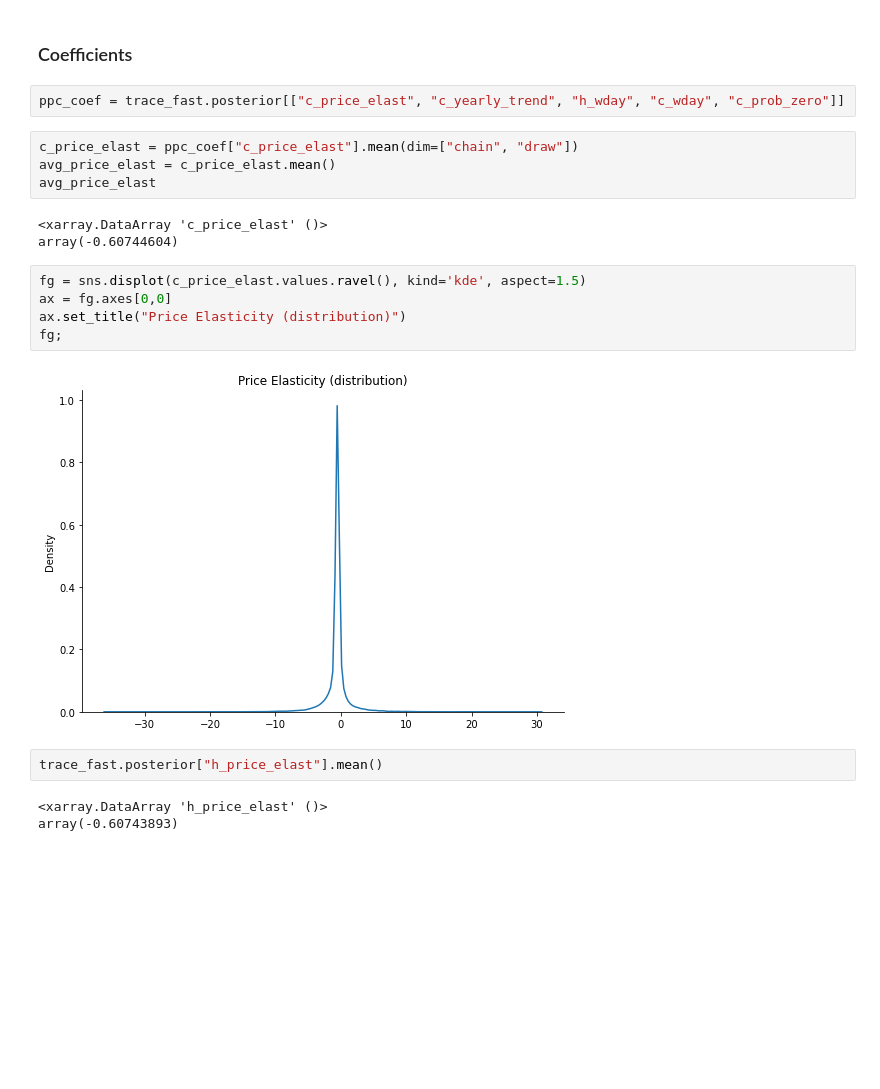
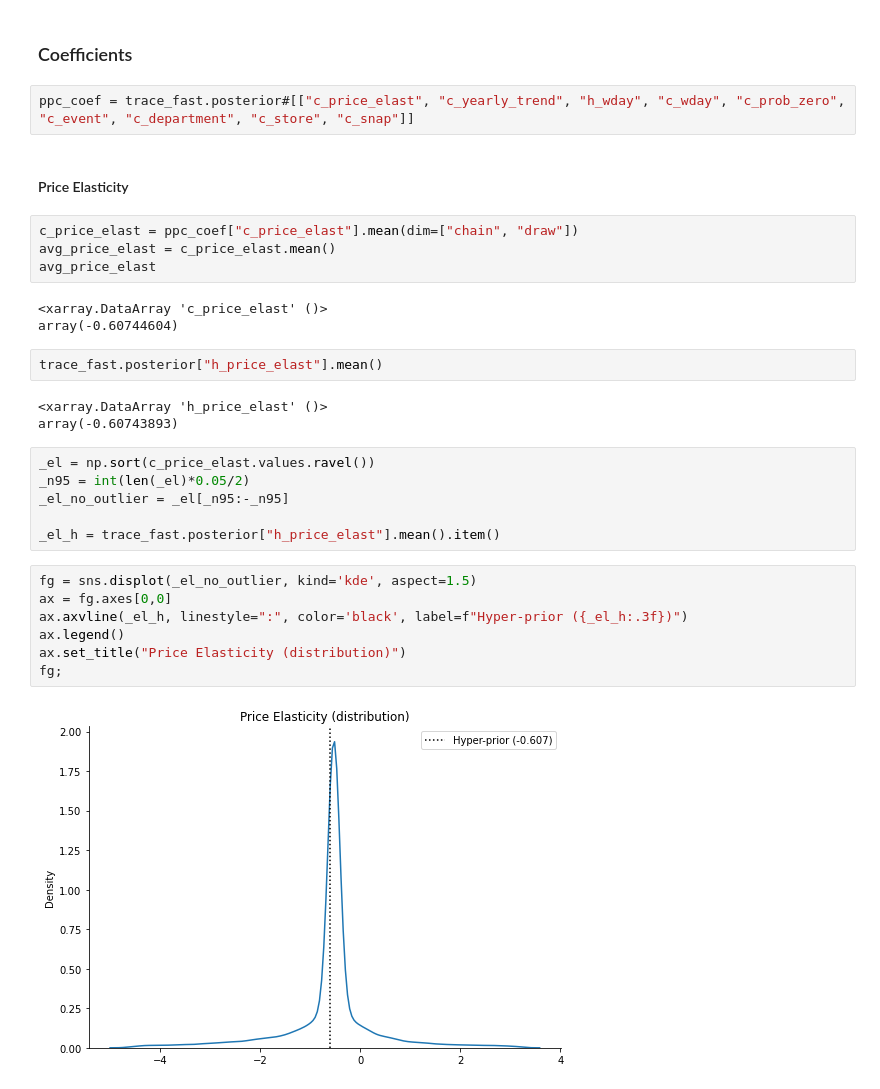
Before and after one commit to NowanIlfideme/m5-competition, a Jupyter notebook: nb/3_Models.ipynb, the cells around one changed output. Saved outputs shown, nothing was run; the diff lists cells and outputs as text; blank space fills up the shorter version.

```diff
--- a/nb/3_Models.ipynb
+++ b/nb/3_Models.ipynb
@@ -624,7 +626,9 @@ fig;
 # %% [markdown]
 ### Coefficients
 # %%
-ppc_coef = trace_fast.posterior[["c_price_elast", "c_yearly_trend", "h_wday", "c_wday", "c_prob_zero"]]
+ppc_coef = trace_fast.posterior#[["c_price_elast", "c_yearly_trend", "h_wday", "c_wday", "c_prob_zero", "c_event", "c_department", "c_store", "c_snap"]]
+# %% [markdown]
+#### Price Elasticity
 # %%
 c_price_elast = ppc_coef["c_price_elast"].mean(dim=["chain", "draw"])
 avg_price_elast = c_price_elast.mean()
@@ -632,15 +636,23 @@ avg_price_elast
 # %% [output]
 <xarray.DataArray 'c_price_elast' ()>
 array(-0.60744604)
-# %%
-fg = sns.displot(c_price_elast.values.ravel(), kind='kde', aspect=1.5)
-ax = fg.axes[0,0]
-ax.set_title("Price Elasticity (distribution)")
-fg;
-# %% [output]
-[figure, removed]
 # %%
 trace_fast.posterior["h_price_elast"].mean()
 # %% [output]
 <xarray.DataArray 'h_price_elast' ()>
 array(-0.60743893)
+# %%
+_el = np.sort(c_price_elast.values.ravel())
+_n95 = int(len(_el)*0.05/2)
+_el_no_outlier = _el[_n95:-_n95]
+
+_el_h = trace_fast.posterior["h_price_elast"].mean().item()
+# %%
+fg = sns.displot(_el_no_outlier, kind='kde', aspect=1.5)
+ax = fg.axes[0,0]
+ax.axvline(_el_h, linestyle=":", color='black', label=f"Hyper-prior ({_el_h:.3f})")
+ax.legend()
+ax.set_title("Price Elasticity (distribution)")
+fg;
+# %% [output]
+[figure, added]
```
Also changed, not shown: parts of 25 cells of this notebook.
